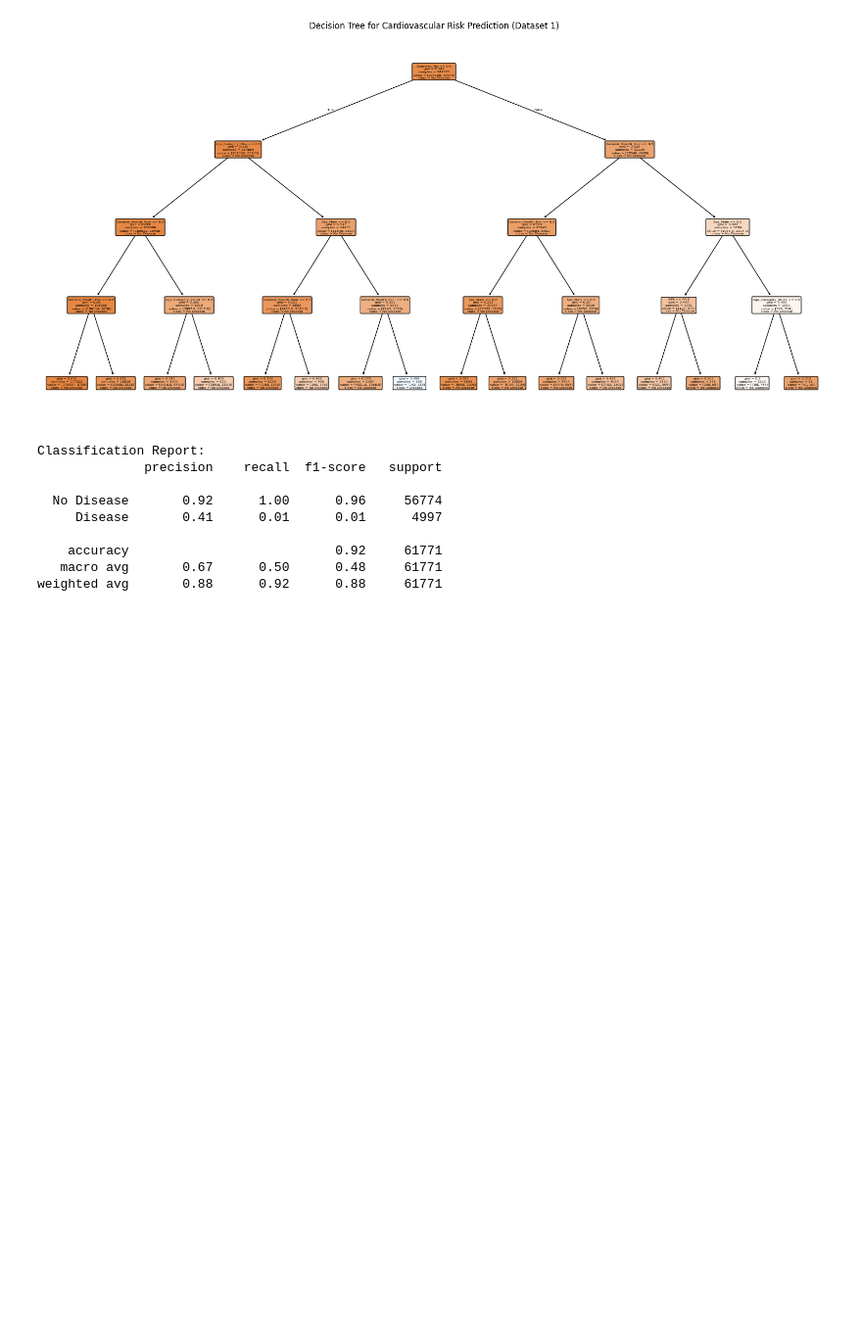
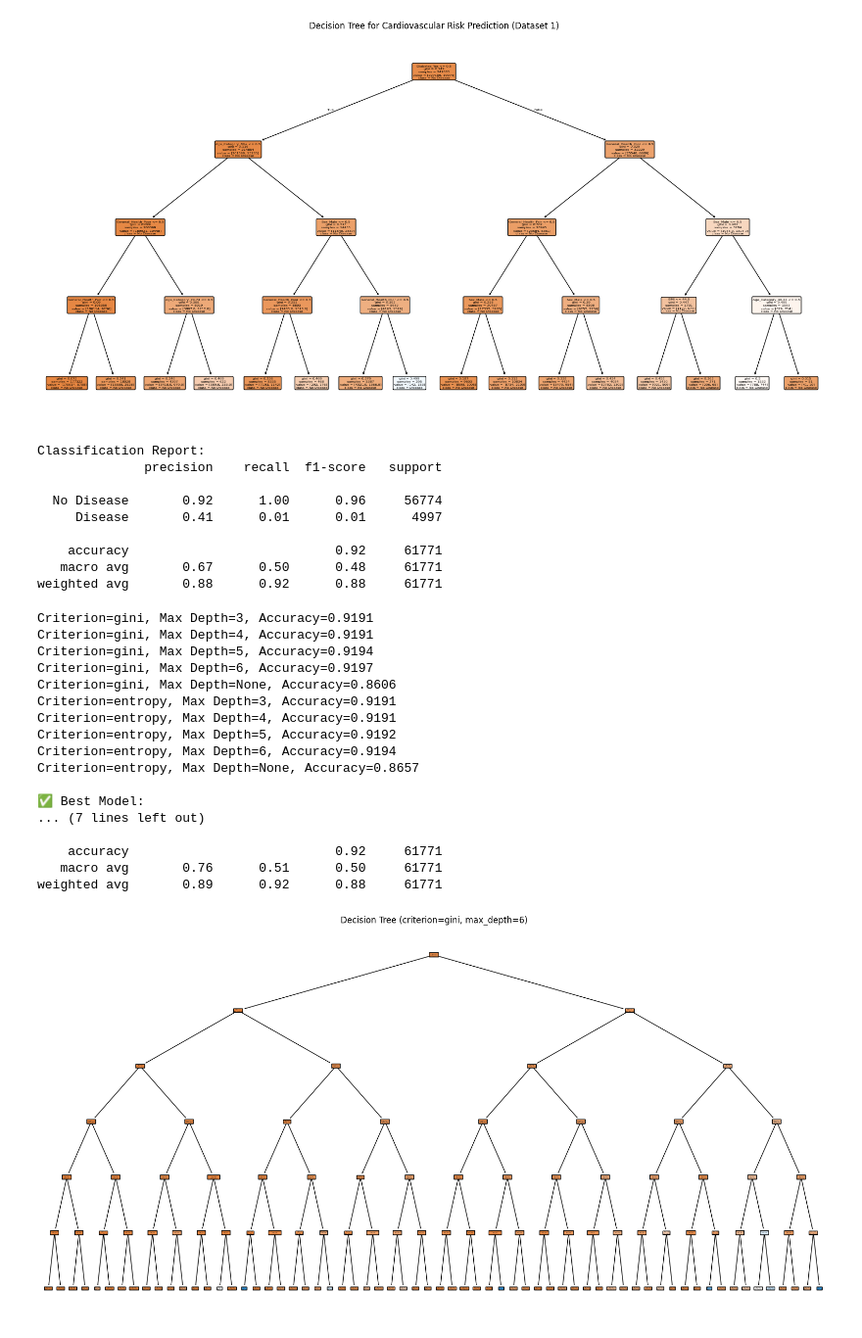
Before and after one commit to dm2144/F28WP-lab, a Jupyter notebook: Lifestyle_Factors.ipynb, the cells around one changed output. Shown: that part at 98% size. Saved outputs shown, nothing was run; the diff lists cells and outputs as text; code cells hidden in the pictures; blank space fills up the shorter version.

```diff
--- a/Lifestyle_Factors.ipynb
+++ b/Lifestyle_Factors.ipynb
@@ -504,3 +504,80 @@ Classification Report:
     accuracy                           0.92     61771
    macro avg       0.67      0.50      0.48     61771
 weighted avg       0.88      0.92      0.88     61771
+# %%
+from sklearn.model_selection import train_test_split
+from sklearn.tree import DecisionTreeClassifier, plot_tree
+from sklearn.metrics import accuracy_score, classification_report
+from sklearn.preprocessing import LabelEncoder
+import matplotlib.pyplot as plt
+import pandas as pd
+
+# --- Encode categorical columns ---
+le = LabelEncoder()
+for col in df.columns:
+    if df[col].dtype == 'object':
+        df[col] = le.fit_transform(df[col])
+
+# --- Split features and target ---
+X = df.drop(columns=["Heart_Disease"])  # target column is different here
+y = df["Heart_Disease"]
+
+# --- Train-test split ---
+X_train, X_test, y_train, y_test = train_test_split(
+    X, y, test_size=0.2, random_state=42
+)
+
+# --- Compare criteria and max_depths ---
+criteria = ["gini", "entropy"]
+depths = [3, 4, 5, 6, None]
+
+best_acc = 0
+best_model = None
+best_params = None
+
+for crit in criteria:
+    for depth in depths:
+        dt = DecisionTreeClassifier(criterion=crit, max_depth=depth, random_state=42)
+        dt.fit(X_train, y_train)
+        y_pred = dt.predict(X_test)
+        acc = accuracy_score(y_test, y_pred)
+        print(f"Criterion={crit}, Max Depth={depth}, Accuracy={acc:.4f}")
+
+        if acc > best_acc:
+            best_acc = acc
+            best_model = dt
+            best_params = (crit, depth)
+
+# --- Report best model ---
+print("\n✅ Best Model:")
+print(f"Criterion = {best_params[0]}, Max Depth = {best_params[1]}, Accuracy = {best_acc:.4f}")
+
+# --- Classification Report for Best Model ---
+y_best_pred = best_model.predict(X_test)
+print("\nClassification Report for Best Model:")
+print(classification_report(y_test, y_best_pred, target_names=["No Disease", "Disease"]))
+
+# --- Visualize the Best Decision Tree ---
+plt.figure(figsize=(20, 10))
+plot_tree(best_model, filled=True, feature_names=X.columns, class_names=['No', 'Yes'], rounded=True)
+plt.title(f"Decision Tree (criterion={best_params[0]}, max_depth={best_params[1]})")
+plt.show()
+# %% [output]
+Criterion=gini, Max Depth=3, Accuracy=0.9191
+Criterion=gini, Max Depth=4, Accuracy=0.9191
+Criterion=gini, Max Depth=5, Accuracy=0.9194
+Criterion=gini, Max Depth=6, Accuracy=0.9197
+Criterion=gini, Max Depth=None, Accuracy=0.8606
+Criterion=entropy, Max Depth=3, Accuracy=0.9191
+Criterion=entropy, Max Depth=4, Accuracy=0.9191
+Criterion=entropy, Max Depth=5, Accuracy=0.9192
+Criterion=entropy, Max Depth=6, Accuracy=0.9194
+Criterion=entropy, Max Depth=None, Accuracy=0.8657
+
+✅ Best Model:
+... (7 lines left out)
+
+    accuracy                           0.92     61771
+   macro avg       0.76      0.51      0.50     61771
+weighted avg       0.89      0.92      0.88     61771
+[figure, added]
```
